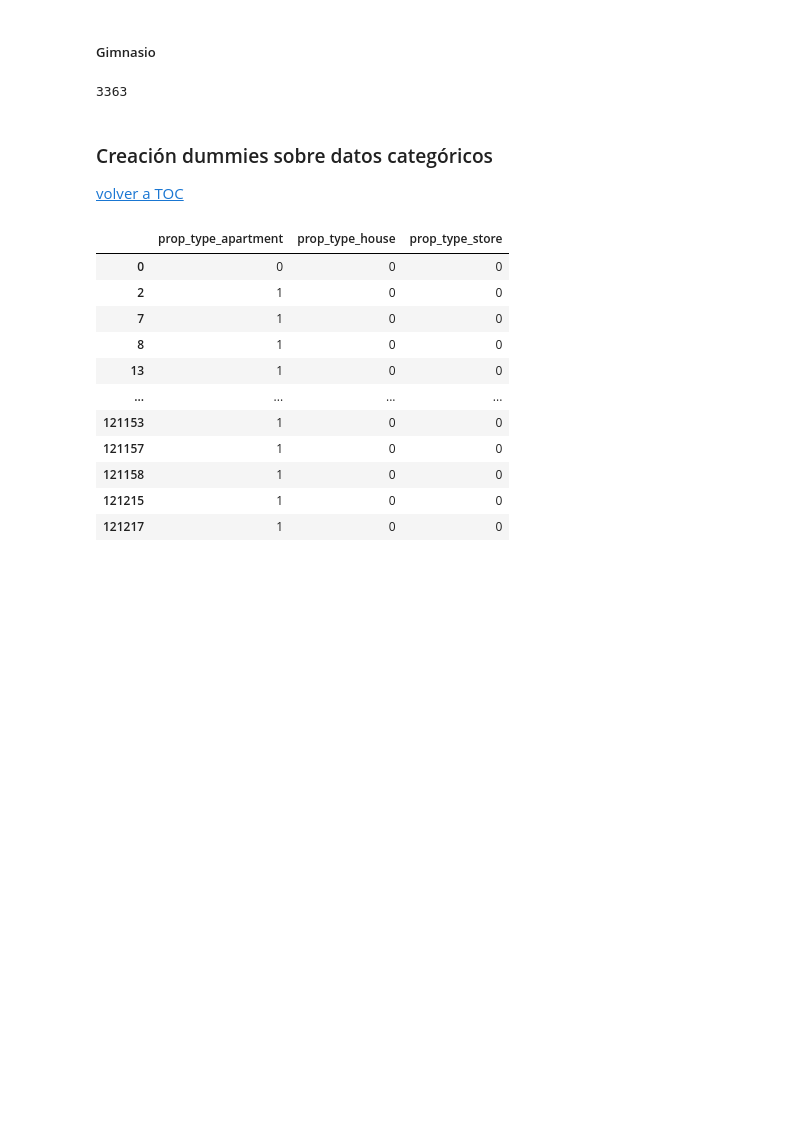
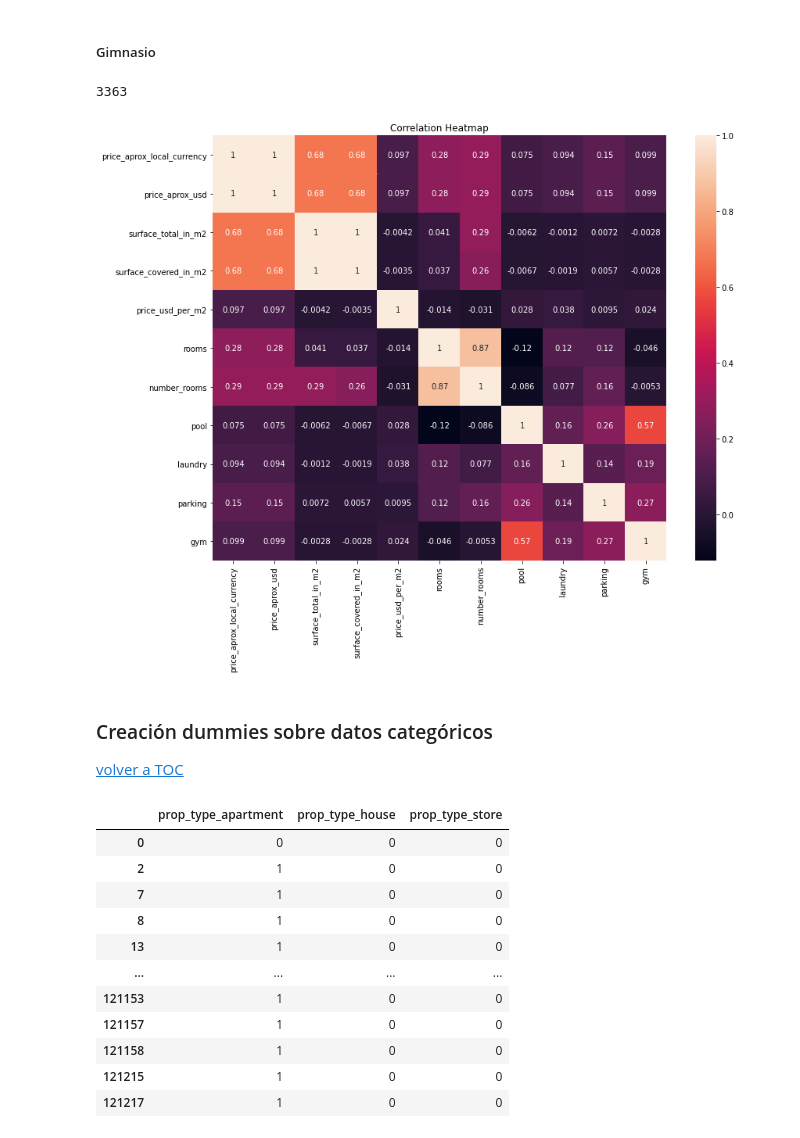
Before and after one commit to nachommm/Desafio2, a Jupyter notebook: desafio2-machine.learning.ipynb, the cells around one changed output. Drawn from its saved outputs; the diff is of its cells as text; code cells hidden in the pictures; blank space fills up the shorter version.

```diff
--- a/desafio2-machine.learning.ipynb
+++ b/desafio2-machine.learning.ipynb
@@ -720,6 +720,13 @@ data_caba_clean['gym'].notnull().sum()
 3363
 # %%
 data_caba_clean.gym.fillna(0, inplace = True)
+# %%
+plt.figure(figsize=(13,10))
+sns.heatmap(data_caba_clean.corr(),annot=True)
+plt.title("Correlation Heatmap")
+plt.show()
+# %% [output]
+[figure, added]
 # %% [markdown]
 <a id="section_caba_dummies"></a>
 <h3> Creación dummies sobre datos categóricos </h3>
```
Also changed, not shown: parts of 13 cells of this notebook.
